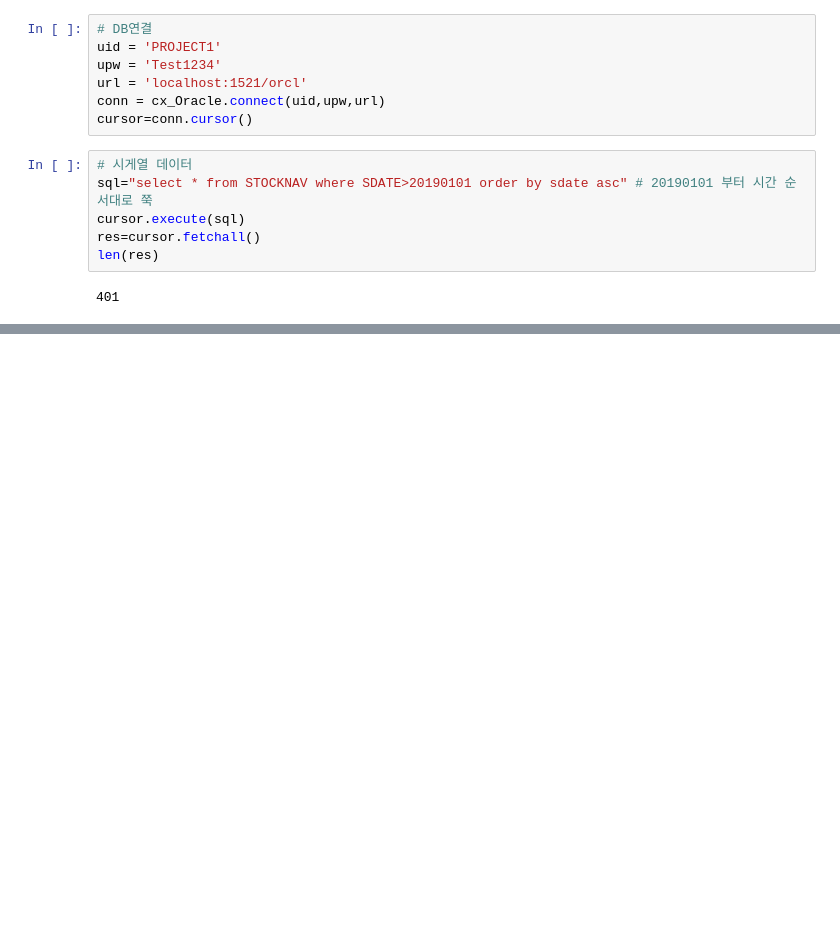
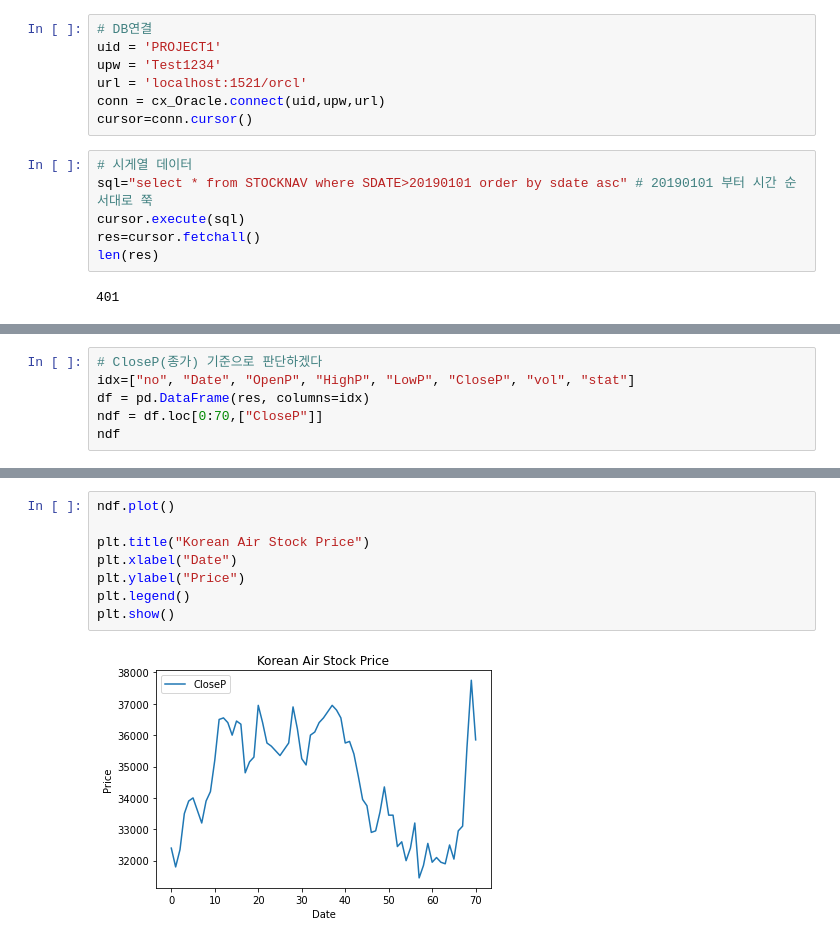
Before and after one commit to MagnaPax/jupyterLab_Test, a Jupyter notebook: stockAna.ipynb, the cells around one changed output, grey strips where cells are left out. Drawn from its saved outputs; the diff is of its cells as text; blank space fills up the shorter version.

```diff
--- a/stockAna.ipynb
+++ b/stockAna.ipynb
@@ -47,0 +30,6 @@ plt.show() # 옵션 다 선택된대로 이미지 출력
+# %%
+# CloseP(종가) 기준으로 판단하겠다
+idx=["no", "Date", "OpenP", "HighP", "LowP", "CloseP", "vol", "stat"]
+df = pd.DataFrame(res, columns=idx)
+ndf = df.loc[0:70,["CloseP"]]
+ndf
@@ -47,0 +50,10 @@ plt.show() # 옵션 다 선택된대로 이미지 출력
+# %%
+ndf.plot()
+
+plt.title("Korean Air Stock Price")
+plt.xlabel("Date")
+plt.ylabel("Price")
+plt.legend()
+plt.show()
+# %% [output]
+[figure, added]
```
Also changed, not shown: parts of 11 cells of this notebook.
